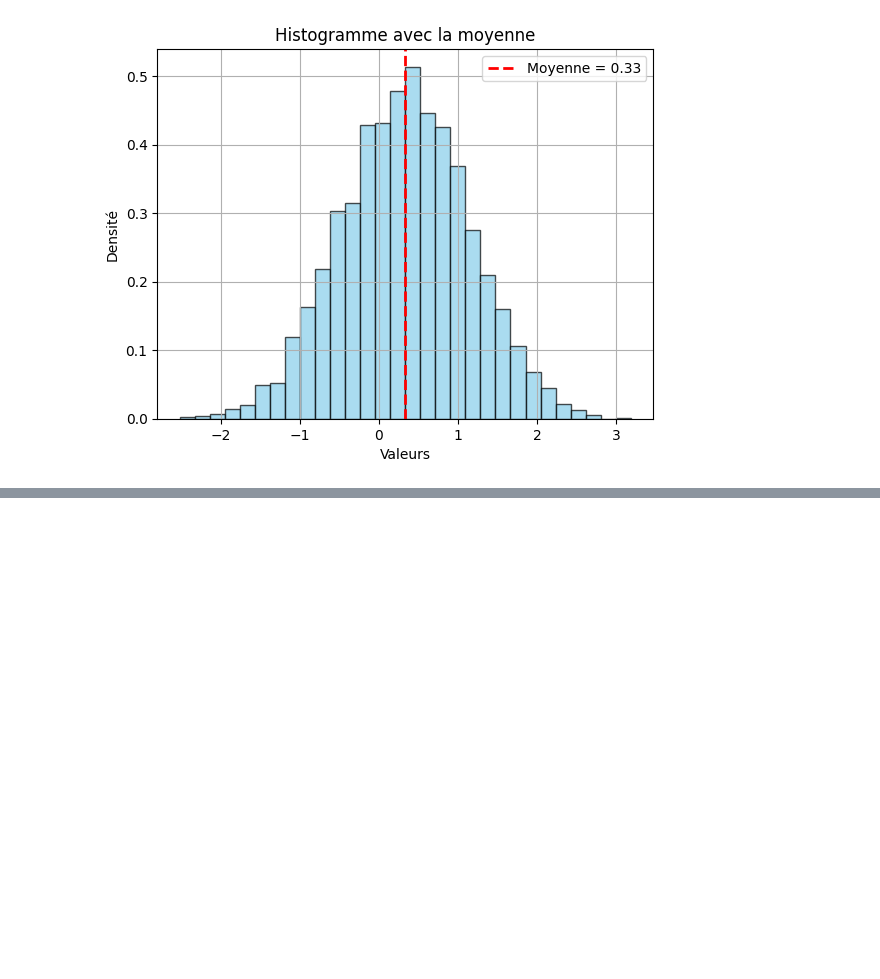
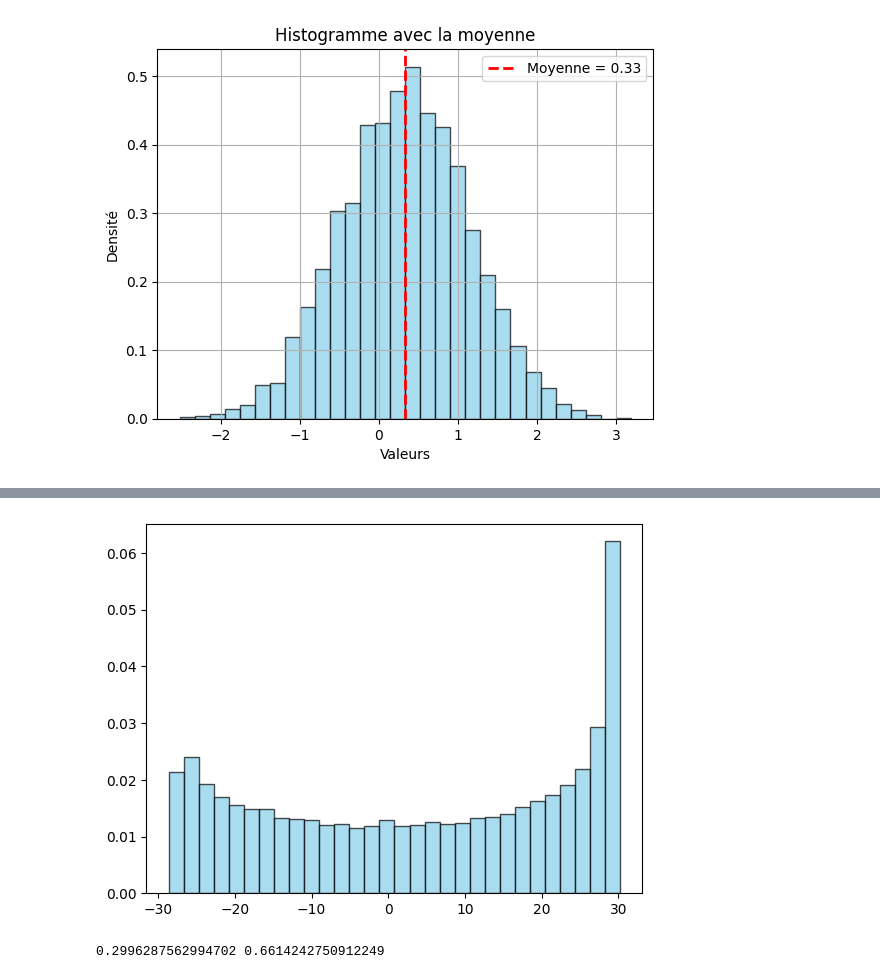
Before and after one commit to MohamedKeteb/Coupling_ESS, a Jupyter notebook: simu_ESS.ipynb, the cells around one changed output, grey strips where cells are left out. Drawn from its saved outputs; the diff is of its cells as text; code cells hidden in the pictures; blank space fills up the shorter version.

```diff
--- a/simu_ESS.ipynb
+++ b/simu_ESS.ipynb
@@ -54,0 +178,15 @@ if __name__ == "__main__":
+# %%
+if __name__ == "__main__":
+    m, v = 1, 2
+    x = 30
+    N = 50000
+
+    sample = [transition(x, m, v) for _ in tqdm(range(N))]
+    plt.hist(sample, bins=30, density=True, alpha=0.7, color='skyblue', edgecolor='black')
+    plt.show()
+# %% [output]
+[figure, added]
+# %%
+print(np.mean(np.array(sample)), np.std(np.array(sample)))
+# %% [output]
+0.2996287562994702 0.6614242750912249
```
Also changed, not shown: parts of 9 cells of this notebook.
